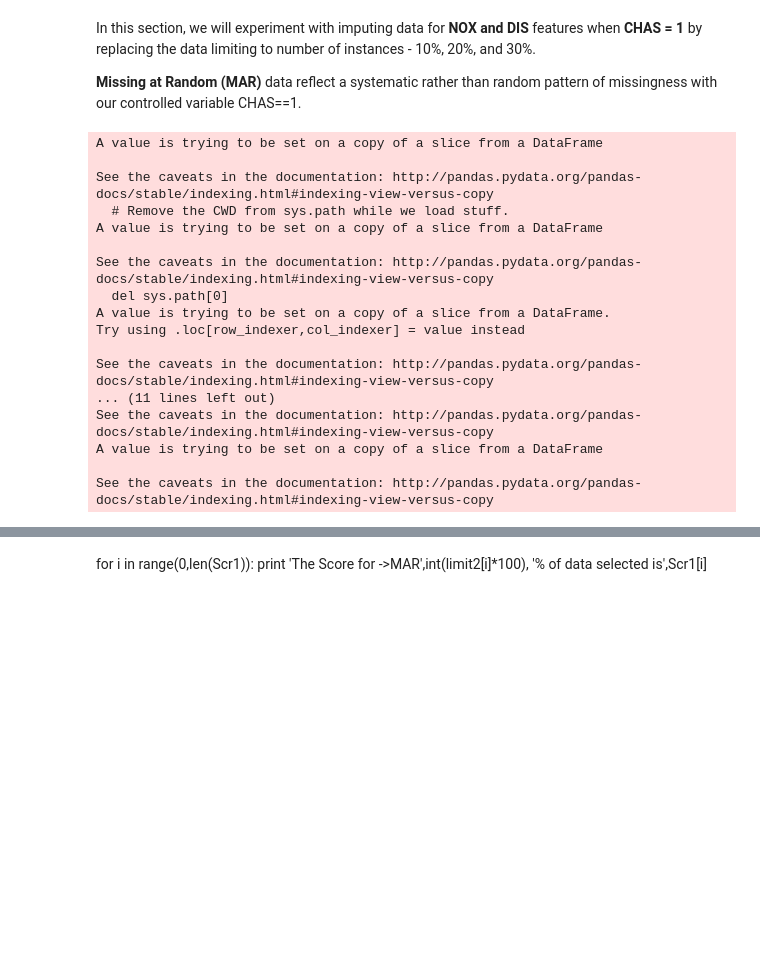
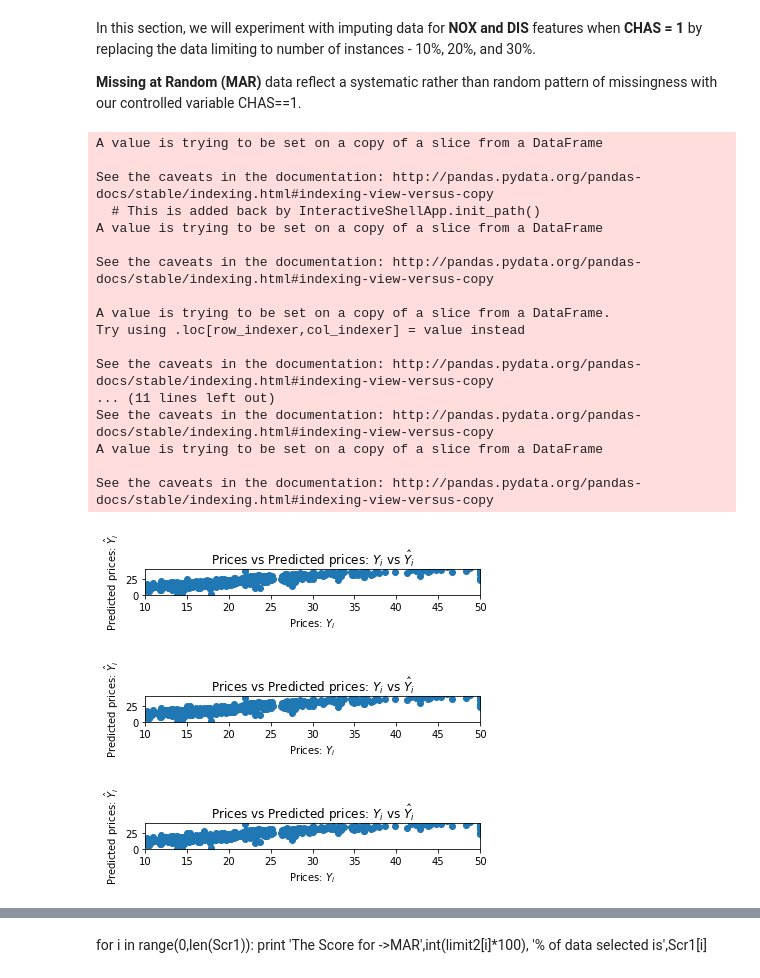
Before and after one commit to RMandava6/QuantifyingTheWorld, a Jupyter notebook: CS2/Unit2_CaseStudy_RMandava_NDevadoss_RSimhambhatla_HNguyen.ipynb, the cells around one changed output, grey strips where cells are left out. Drawn from its saved outputs; the diff is of its cells as text; code cells hidden in the pictures; blank space fills up the shorter version.

```diff
--- a/CS2/Unit2_CaseStudy_RMandava_NDevadoss_RSimhambhatla_HNguyen.ipynb
+++ b/CS2/Unit2_CaseStudy_RMandava_NDevadoss_RSimhambhatla_HNguyen.ipynb
@@ -236,6 +250,7 @@ limit2 = [0.1,0.2,0.3]
 MSE1 = []
 MAE1 = []
 Scr1 = []
+cnt1 = 1
 for j in range(0,len(limit2)):
     for i in range(X2.shape[0]):
         miss_1 = random.random()
@@ -243,41 +258,48 @@ for j in range(0,len(limit2)):
         if miss_1 < limit2[j]:
             X2.iloc[i,4] = np.nan
 
-        if miss_2 < limit:
+        if miss_2 < limit2[j]:
             X2.iloc[i,7] = np.nan
     X_twocol[X_twocol['CHAS']==1] = X2
     X_twocol.loc[X_twocol.iloc[:,4].isna(),'NOX'].shape
     sub = X_twocol['NOX'].mean()
     X_twocol.loc[X_twocol.iloc[:,4].isna(),'NOX'] = sub
     sub = X_twocol['DIS'].mean()
     X_twocol.loc[X_twocol.iloc[:,7].isna(),'DIS'] = sub
     lm.fit(X_twocol,Y_true)
     Y_pred = lm.predict(X_twocol)
-    #plt.scatter(Y_true, Y_pred)
-    #plt.xlabel("Prices: $Y_i$")
-    #plt.ylabel("Predicted prices: $\hat{Y}_i$")
-    #plt.title("Prices vs Predicted prices: $Y_i$ vs $\hat{Y}_i$")
+    cnt1 += 1
+    plt.subplot(7, 1, cnt1)
+    plt.axis([10, 50, 0, 40])
+    plt.scatter(Y_true, Y_pred)
+    plt.xlabel("Prices: $Y_i$")
+    plt.ylabel("Predicted prices: $\hat{Y}_i$")
+    plt.title("Prices vs Predicted prices: $Y_i$ vs $\hat{Y}_i$")
+    plt.show()
     Scr1.append(lm.score(X_twocol,Y_true))
     MSE1.append(mean_squared_error(Y_pred,Y_true))
     MAE1.append(mean_absolute_error(Y_pred,Y_true))
 # %% [output]
 A value is trying to be set on a copy of a slice from a DataFrame
 
 See the caveats in the documentation: http://pandas.pydata.org/pandas-docs/stable/indexing.html#indexing-view-versus-copy
-  # Remove the CWD from sys.path while we load stuff.
+  # This is added back by InteractiveShellApp.init_path()
 A value is trying to be set on a copy of a slice from a DataFrame
 
 See the caveats in the documentation: http://pandas.pydata.org/pandas-docs/stable/indexing.html#indexing-view-versus-copy
-  del sys.path[0]
+
 A value is trying to be set on a copy of a slice from a DataFrame.
 Try using .loc[row_indexer,col_indexer] = value instead
 
 See the caveats in the documentation: http://pandas.pydata.org/pandas-docs/stable/indexing.html#indexing-view-versus-copy
 ... (11 lines left out)
 See the caveats in the documentation: http://pandas.pydata.org/pandas-docs/stable/indexing.html#indexing-view-versus-copy
 A value is trying to be set on a copy of a slice from a DataFrame
 
 See the caveats in the documentation: http://pandas.pydata.org/pandas-docs/stable/indexing.html#indexing-view-versus-copy
+[figure, added]
+[figure, added]
+[figure, added]
 # %%
 for i in range(0,len(MSE1)):
     print 'The Mean Squared Error for ->MAR',int(limit2[i]*100), '% of data selected is',MSE1[i]
```
Also changed, not shown: parts of 16 cells of this notebook, 1 other file.
